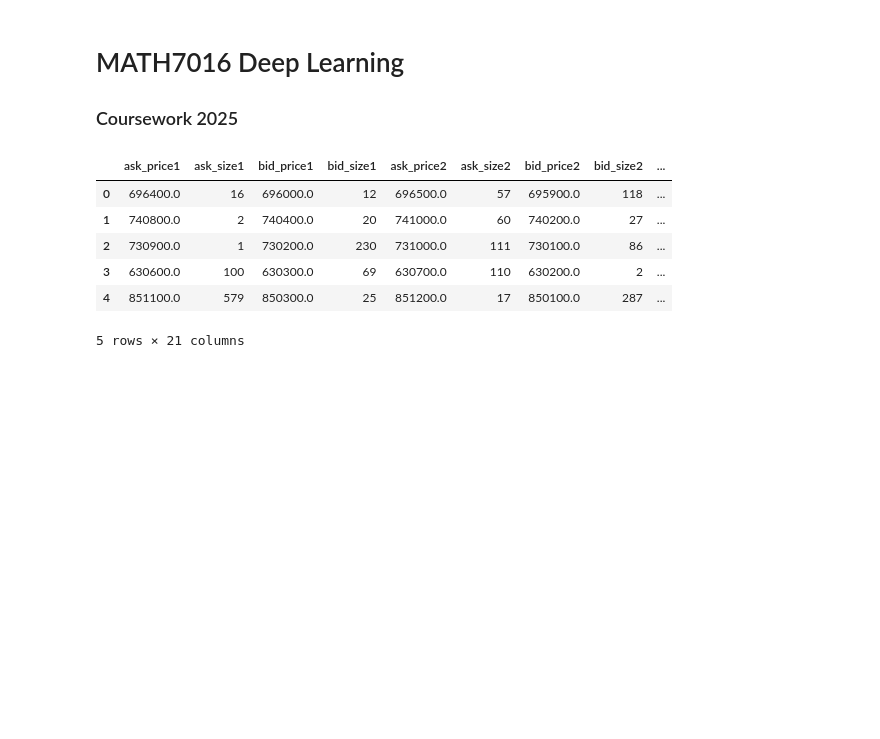
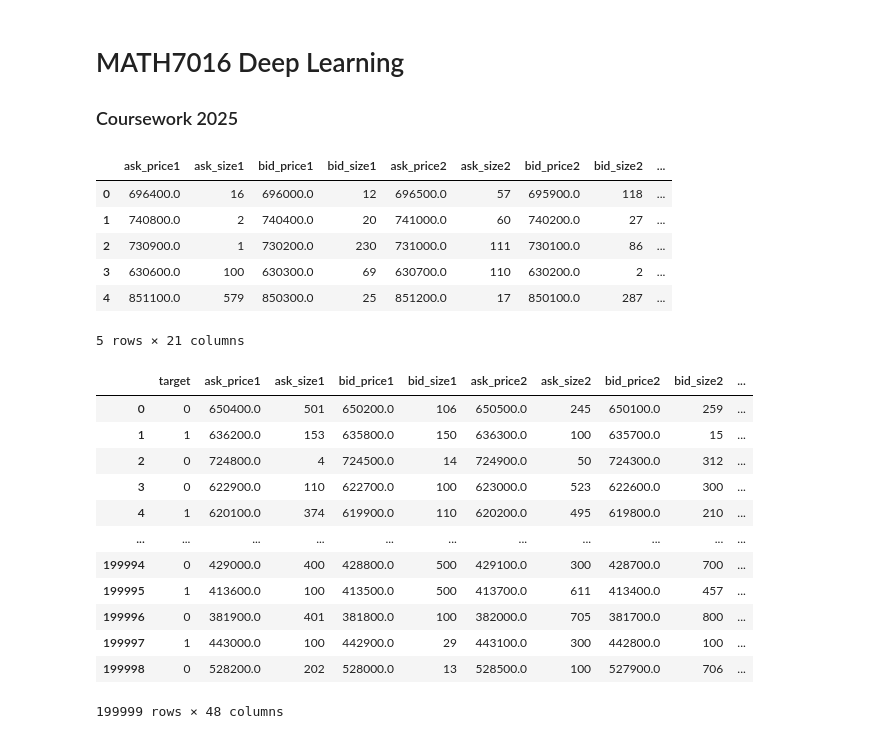
Before and after one commit to LaiquendiJ/Deep_Learning_CW_2025, a Jupyter notebook: DL-2025-CW.ipynb, the cells around one changed output. Saved outputs shown, nothing was run; the diff lists cells and outputs as text; code cells hidden in the pictures; blank space fills up the shorter version.

```diff
--- a/DL-2025-CW.ipynb
+++ b/DL-2025-CW.ipynb
@@ -54,7 +54,7 @@ def preprocessor(df):
     for i in range(1,5):
         df[f"wap{i}"] = calc_wap(df, f"bid_price{i}", f"ask_price{i}", f"bid_size{i}", f"ask_size{i}")
         #df[f"wmp{i}"] = calc_wmp(df, f"bid_price{i}", f"ask_price{i}", f"bid_size{i}", f"ask_size{i}")
-        df[f"price_spread{i}"] = (df[f"ask_price{i}"] - df[f"bid_price{i}"]) / ((df[f"ask_price{i}"] + df[f"bid_price{i}"]) / 2)
+        df[f"price_spread{i}"] = (df[f"ask_price{i}"] - df[f"bid_price{i}"]) / ((df[f"ask_price{i}"] + df[f"bid_price{i}"]))
         df[f'midprice{i}']=mid_price(df,f'bid_price{i}',f'ask_price{i}')
 
         df[f"order_imbalance{i}"] = (df[f"bid_size{i}"] - df[f"ask_size{i}"]) / (df[f"bid_size{i}"] + df[f"ask_size{i}"])
@@ -82,6 +82,22 @@ def preprocessor(df):
 # %%
 train_nn = preprocessor(train_df)
 test_nn = preprocessor(test_df)
+# %%
+train_nn
+# %% [output]
+|  | target | ask_price1 | ask_size1 | bid_price1 | bid_size1 | ask_price2 | ask_size2 | bid_price2 | bid_size2 | ... |
+| 0 | 0 | 650400.0 | 501 | 650200.0 | 106 | 650500.0 | 245 | 650100.0 | 259 | ... |
+| 1 | 1 | 636200.0 | 153 | 635800.0 | 150 | 636300.0 | 100 | 635700.0 | 15 | ... |
+| 2 | 0 | 724800.0 | 4 | 724500.0 | 14 | 724900.0 | 50 | 724300.0 | 312 | ... |
+| 3 | 0 | 622900.0 | 110 | 622700.0 | 100 | 623000.0 | 523 | 622600.0 | 300 | ... |
+| 4 | 1 | 620100.0 | 374 | 619900.0 | 110 | 620200.0 | 495 | 619800.0 | 210 | ... |
+| ... | ... | ... | ... | ... | ... | ... | ... | ... | ... | ... |
+| 199994 | 0 | 429000.0 | 400 | 428800.0 | 500 | 429100.0 | 300 | 428700.0 | 700 | ... |
+| 199995 | 1 | 413600.0 | 100 | 413500.0 | 500 | 413700.0 | 611 | 413400.0 | 457 | ... |
+| 199996 | 0 | 381900.0 | 401 | 381800.0 | 100 | 382000.0 | 705 | 381700.0 | 800 | ... |
+| 199997 | 1 | 443000.0 | 100 | 442900.0 | 29 | 443100.0 | 300 | 442800.0 | 100 | ... |
+| 199998 | 0 | 528200.0 | 202 | 528000.0 | 13 | 528500.0 | 100 | 527900.0 | 706 | ... |
+199999 rows × 48 columns
 # %%
 def swish(x, beta = 1):
     return (x * K.sigmoid(beta * x))
```
Also changed, not shown: parts of 2 cells of this notebook, 1 other file.
